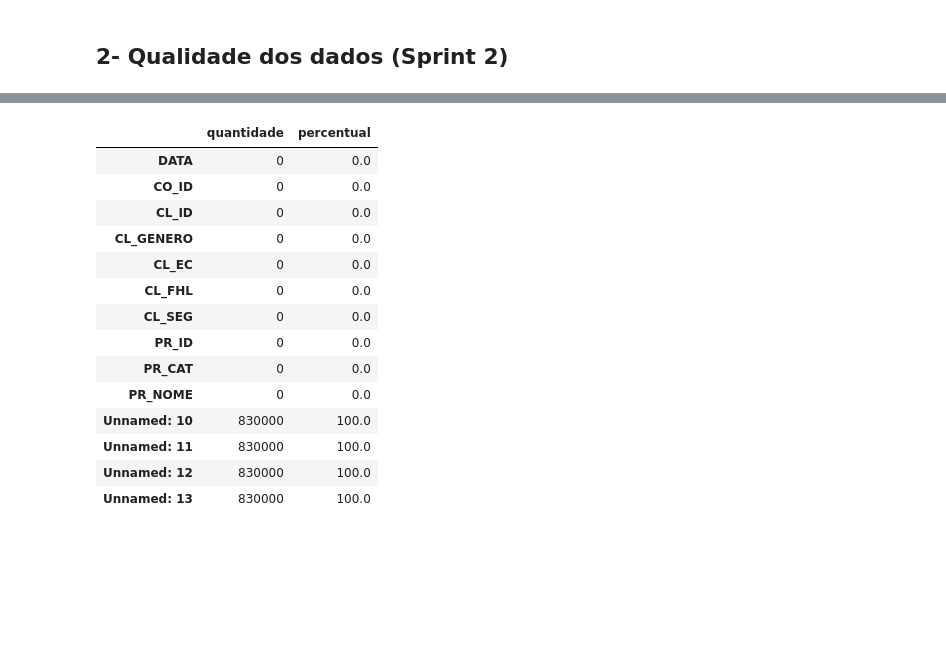
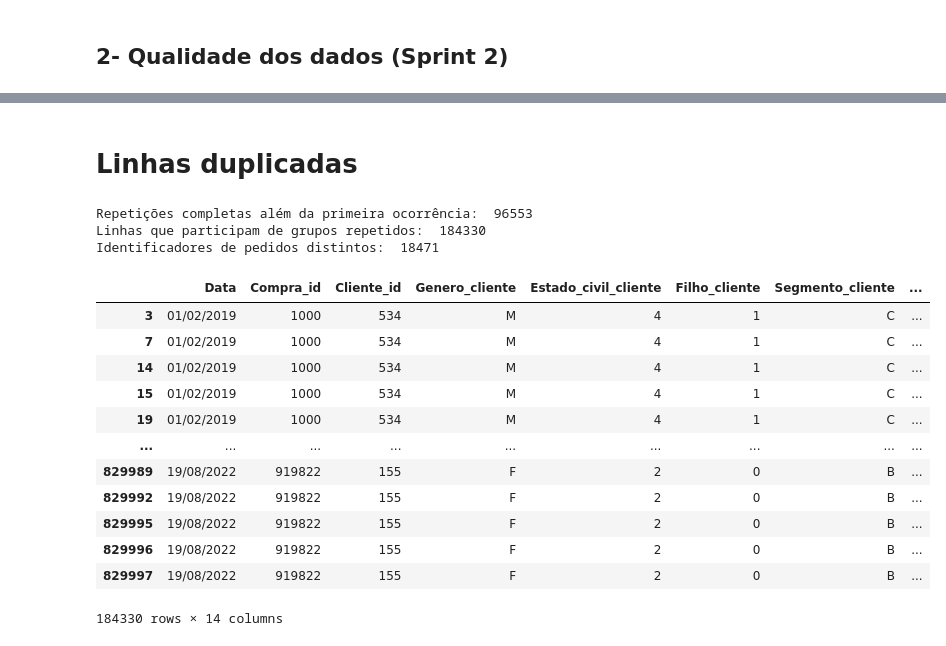
Before and after one commit to midanaca/MiniProjeto_MidanaCa_T8, a Jupyter notebook: MiniProjeto_MidanaCa_T8_.ipynb, the cells around one changed output, grey strips where cells are left out. Drawn from its saved outputs; the diff is of its cells as text; code cells hidden in the pictures; blank space fills up the shorter version.

```diff
--- a/MiniProjeto_MidanaCa_T8_.ipynb
+++ b/MiniProjeto_MidanaCa_T8_.ipynb
@@ -111,30 +142,42 @@ display(ausentes)
 | Unnamed: 12 | 830000 |
 | Unnamed: 13 | 830000 |
 dtype: int64
-# %%
-# Calcule o percentual de ausentes
-percentuais = (
-    df.isna().mean() * 100
-).round(2)
-
-resumo_ausentes = pd.DataFrame({
-    "quantidade": ausentes,
-    "percentual": percentuais
-})
-display(resumo_ausentes)
-# %% [output]
-|  | quantidade | percentual |
-| DATA | 0 | 0.0 |
-| CO_ID | 0 | 0.0 |
-| CL_ID | 0 | 0.0 |
-| CL_GENERO | 0 | 0.0 |
-| CL_EC | 0 | 0.0 |
-| CL_FHL | 0 | 0.0 |
-| CL_SEG | 0 | 0.0 |
-| PR_ID | 0 | 0.0 |
-| PR_CAT | 0 | 0.0 |
-| PR_NOME | 0 | 0.0 |
-| Unnamed: 10 | 830000 | 100.0 |
-| Unnamed: 11 | 830000 | 100.0 |
-| Unnamed: 12 | 830000 | 100.0 |
-| Unnamed: 13 | 830000 | 100.0 |
+# %% [markdown]
+# Linhas duplicadas
+# %%
+print(
+    "Repetições completas além da primeira ocorrência: ",
+    df.duplicated().sum() # marca as repetições da primeira ocorrência
+)
+
+print(
+    "Linhas que participam de grupos repetidos: ",
+    df.duplicated(keep=False).sum() # marca todas as ocorrências dos registros repetidos
+)
+
+print(
+    "Identificadores de pedidos distintos: ",
+    df["Compra_id"].nunique()
+)
+# %% [output]
+Repetições completas além da primeira ocorrência:  96553
+Linhas que participam de grupos repetidos:  184330
+Identificadores de pedidos distintos:  18471
+# %%
+# Visualize as linhas duplicadas
+display(
+    df.loc[df.duplicated(keep=False)])
+# %% [output]
+|  | Data | Compra_id | Cliente_id | Genero_cliente | Estado_civil_cliente | Filho_cliente | Segmento_cliente | ... |
+| 3 | 01/02/2019 | 1000 | 534 | M | 4 | 1 | C | ... |
+| 7 | 01/02/2019 | 1000 | 534 | M | 4 | 1 | C | ... |
+| 14 | 01/02/2019 | 1000 | 534 | M | 4 | 1 | C | ... |
+| 15 | 01/02/2019 | 1000 | 534 | M | 4 | 1 | C | ... |
+| 19 | 01/02/2019 | 1000 | 534 | M | 4 | 1 | C | ... |
+| ... | ... | ... | ... | ... | ... | ... | ... | ... |
+| 829989 | 19/08/2022 | 919822 | 155 | F | 2 | 0 | B | ... |
+| 829992 | 19/08/2022 | 919822 | 155 | F | 2 | 0 | B | ... |
+| 829995 | 19/08/2022 | 919822 | 155 | F | 2 | 0 | B | ... |
+| 829996 | 19/08/2022 | 919822 | 155 | F | 2 | 0 | B | ... |
+| 829997 | 19/08/2022 | 919822 | 155 | F | 2 | 0 | B | ... |
+184330 rows × 14 columns
```
Also changed, not shown: parts of 13 cells of this notebook.
